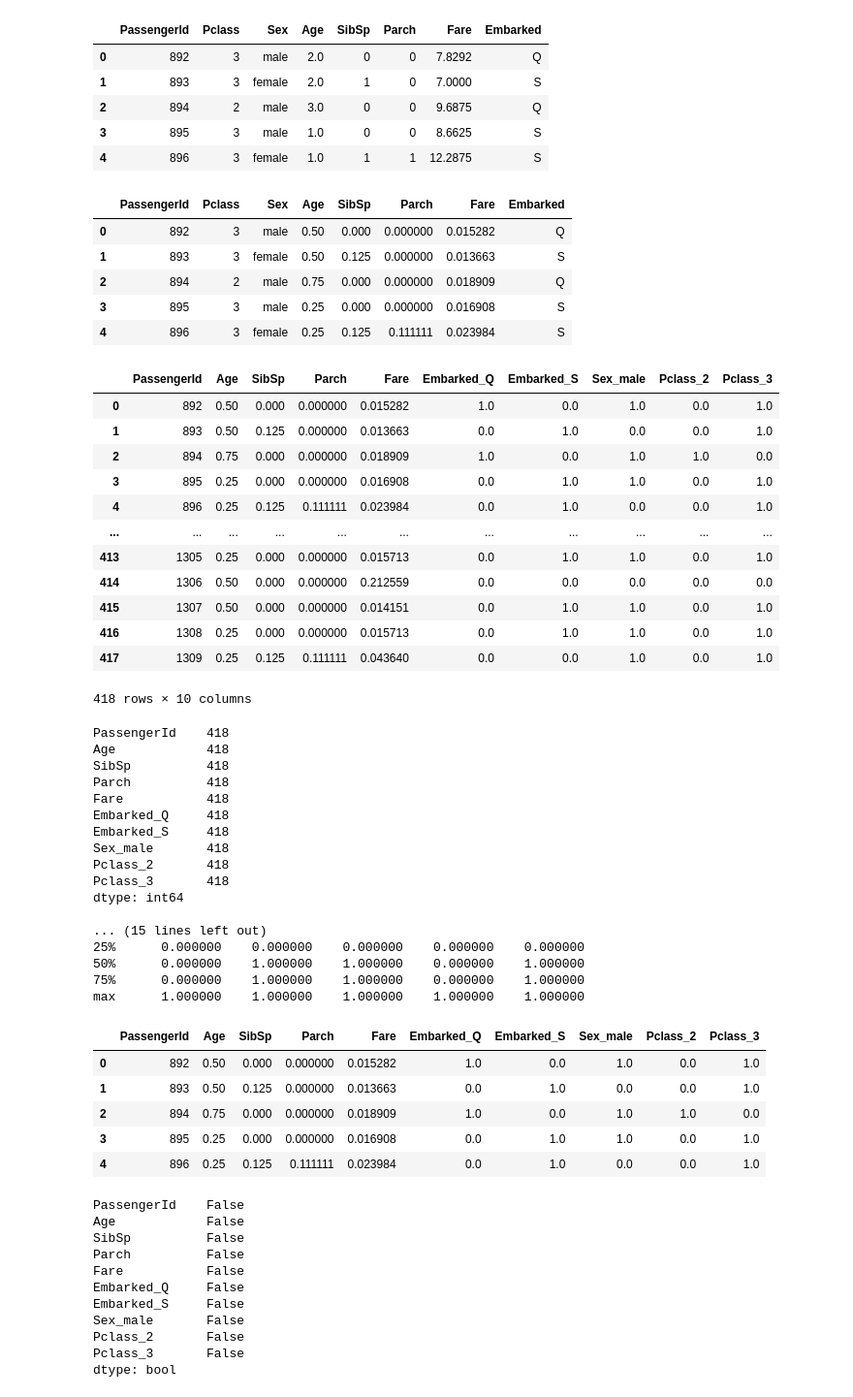
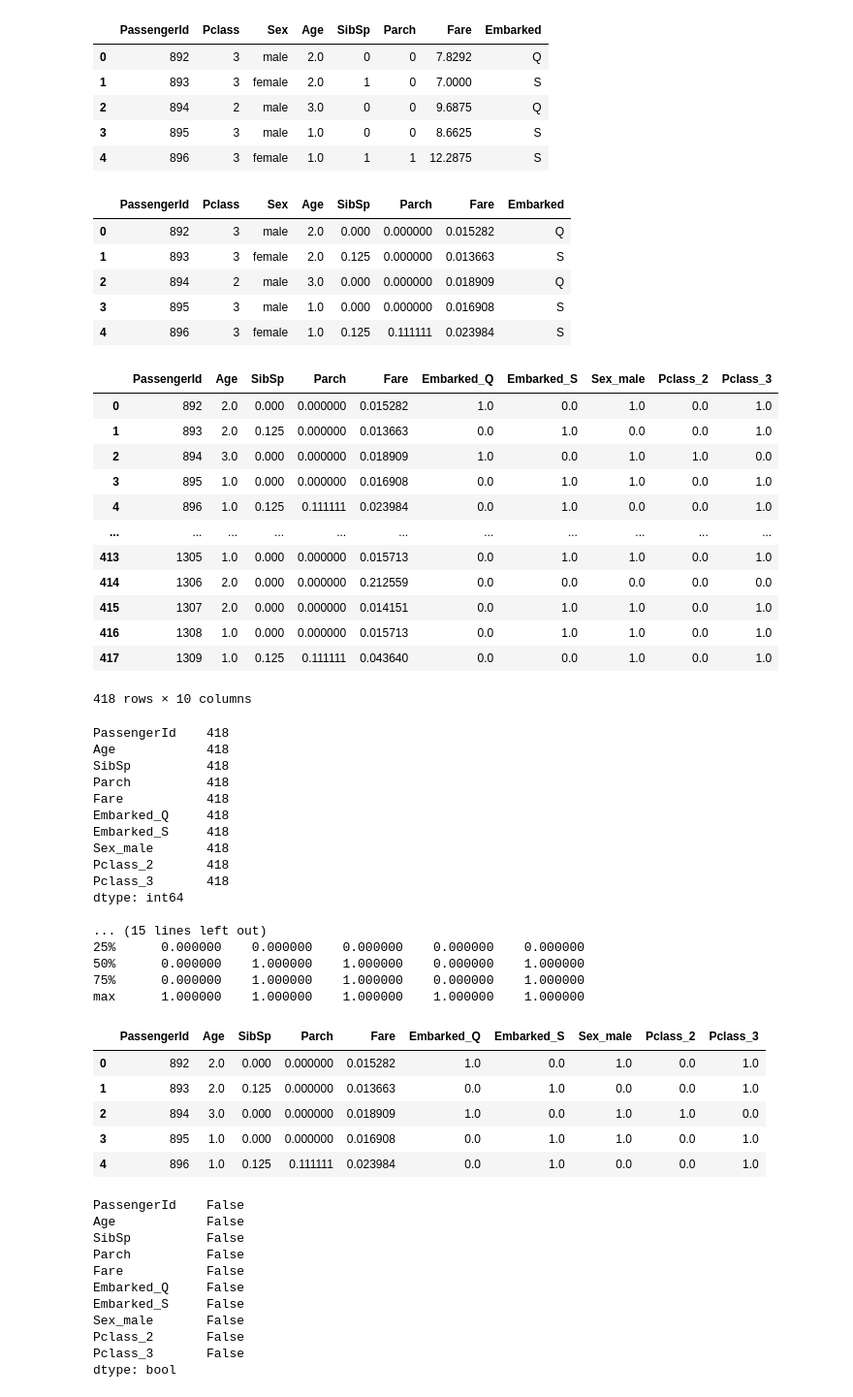
Before and after one commit to DorFerenc/Kaggle-ML-course, a Jupyter notebook: titanic-log.ipynb, the cells around one changed output. Shown at 97% size. Drawn from its saved outputs; the diff is of its cells as text; code cells hidden in the pictures.

```diff
--- a/titanic-log.ipynb
+++ b/titanic-log.ipynb
@@ -567,8 +567,8 @@ altered_preparation_titanic_df = altered_titanic_df.copy()
 # %%
 # use min-max Normalization
 # Define the features to normalize
-features_to_normalize = ['Age', 'Fare', 'SibSp', 'Parch']
-# features_to_normalize = ['Fare', 'SibSp', 'Parch']
+# features_to_normalize = ['Age', 'Fare', 'SibSp', 'Parch']
+features_to_normalize = ['Fare', 'SibSp', 'Parch']
 
 
 for feature in features_to_normalize:
@@ -786,18 +786,20 @@ altered_titanic_test_df.head()
 # %%
 # use min-max Normalization
 # Define the features to normalize
-features_to_normalize = ['Age', 'Fare', 'SibSp', 'Parch']
+# features_to_normalize = ['Age', 'Fare', 'SibSp', 'Parch']
+features_to_normalize = ['Fare', 'SibSp', 'Parch']
+
 
 for feature in features_to_normalize:
     altered_titanic_test_df[feature] = MinMaxScaler().fit_transform(altered_titanic_test_df[[feature]])
 altered_titanic_test_df.head()
 # %% [output]
 |  | PassengerId | Pclass | Sex | Age | SibSp | Parch | Fare | Embarked |
-| 0 | 892 | 3 | male | 0.50 | 0.000 | 0.000000 | 0.015282 | Q |
-| 1 | 893 | 3 | female | 0.50 | 0.125 | 0.000000 | 0.013663 | S |
-| 2 | 894 | 2 | male | 0.75 | 0.000 | 0.000000 | 0.018909 | Q |
-| 3 | 895 | 3 | male | 0.25 | 0.000 | 0.000000 | 0.016908 | S |
-| 4 | 896 | 3 | female | 0.25 | 0.125 | 0.111111 | 0.023984 | S |
+| 0 | 892 | 3 | male | 2.0 | 0.000 | 0.000000 | 0.015282 | Q |
+| 1 | 893 | 3 | female | 2.0 | 0.125 | 0.000000 | 0.013663 | S |
+| 2 | 894 | 2 | male | 3.0 | 0.000 | 0.000000 | 0.018909 | Q |
+| 3 | 895 | 3 | male | 1.0 | 0.000 | 0.000000 | 0.016908 | S |
+| 4 | 896 | 3 | female | 1.0 | 0.125 | 0.111111 | 0.023984 | S |
 # %%
 df_cat = altered_titanic_test_df[['Embarked']]
 enc = OneHotEncoder(drop='first', sparse=False)
@@ -817,17 +819,17 @@ altered_titanic_test_df = altered_titanic_test_df.drop(['Pclass'], axis=1).join(
 altered_titanic_test_df
 # %% [output]
 |  | PassengerId | Age | SibSp | Parch | Fare | Embarked_Q | Embarked_S | Sex_male | Pclass_2 | Pclass_3 |
-| 0 | 892 | 0.50 | 0.000 | 0.000000 | 0.015282 | 1.0 | 0.0 | 1.0 | 0.0 | 1.0 |
-| 1 | 893 | 0.50 | 0.125 | 0.000000 | 0.013663 | 0.0 | 1.0 | 0.0 | 0.0 | 1.0 |
-| 2 | 894 | 0.75 | 0.000 | 0.000000 | 0.018909 | 1.0 | 0.0 | 1.0 | 1.0 | 0.0 |
-| 3 | 895 | 0.25 | 0.000 | 0.000000 | 0.016908 | 0.0 | 1.0 | 1.0 | 0.0 | 1.0 |
-| 4 | 896 | 0.25 | 0.125 | 0.111111 | 0.023984 | 0.0 | 1.0 | 0.0 | 0.0 | 1.0 |
+| 0 | 892 | 2.0 | 0.000 | 0.000000 | 0.015282 | 1.0 | 0.0 | 1.0 | 0.0 | 1.0 |
+| 1 | 893 | 2.0 | 0.125 | 0.000000 | 0.013663 | 0.0 | 1.0 | 0.0 | 0.0 | 1.0 |
+| 2 | 894 | 3.0 | 0.000 | 0.000000 | 0.018909 | 1.0 | 0.0 | 1.0 | 1.0 | 0.0 |
+| 3 | 895 | 1.0 | 0.000 | 0.000000 | 0.016908 | 0.0 | 1.0 | 1.0 | 0.0 | 1.0 |
+| 4 | 896 | 1.0 | 0.125 | 0.111111 | 0.023984 | 0.0 | 1.0 | 0.0 | 0.0 | 1.0 |
 | ... | ... | ... | ... | ... | ... | ... | ... | ... | ... | ... |
-| 413 | 1305 | 0.25 | 0.000 | 0.000000 | 0.015713 | 0.0 | 1.0 | 1.0 | 0.0 | 1.0 |
-| 414 | 1306 | 0.50 | 0.000 | 0.000000 | 0.212559 | 0.0 | 0.0 | 0.0 | 0.0 | 0.0 |
-| 415 | 1307 | 0.50 | 0.000 | 0.000000 | 0.014151 | 0.0 | 1.0 | 1.0 | 0.0 | 1.0 |
-| 416 | 1308 | 0.25 | 0.000 | 0.000000 | 0.015713 | 0.0 | 1.0 | 1.0 | 0.0 | 1.0 |
-| 417 | 1309 | 0.25 | 0.125 | 0.111111 | 0.043640 | 0.0 | 0.0 | 1.0 | 0.0 | 1.0 |
+| 413 | 1305 | 1.0 | 0.000 | 0.000000 | 0.015713 | 0.0 | 1.0 | 1.0 | 0.0 | 1.0 |
+| 414 | 1306 | 2.0 | 0.000 | 0.000000 | 0.212559 | 0.0 | 0.0 | 0.0 | 0.0 | 0.0 |
+| 415 | 1307 | 2.0 | 0.000 | 0.000000 | 0.014151 | 0.0 | 1.0 | 1.0 | 0.0 | 1.0 |
+| 416 | 1308 | 1.0 | 0.000 | 0.000000 | 0.015713 | 0.0 | 1.0 | 1.0 | 0.0 | 1.0 |
+| 417 | 1309 | 1.0 | 0.125 | 0.111111 | 0.043640 | 0.0 | 0.0 | 1.0 | 0.0 | 1.0 |
 418 rows × 10 columns
 # %%
 print(altered_titanic_test_df.count(), end='\n\n')
@@ -852,11 +854,11 @@ dtype: int64
 75%      0.000000    1.000000    1.000000    0.000000    1.000000
 max      1.000000    1.000000    1.000000    1.000000    1.000000
 |  | PassengerId | Age | SibSp | Parch | Fare | Embarked_Q | Embarked_S | Sex_male | Pclass_2 | Pclass_3 |
-| 0 | 892 | 0.50 | 0.000 | 0.000000 | 0.015282 | 1.0 | 0.0 | 1.0 | 0.0 | 1.0 |
-| 1 | 893 | 0.50 | 0.125 | 0.000000 | 0.013663 | 0.0 | 1.0 | 0.0 | 0.0 | 1.0 |
-| 2 | 894 | 0.75 | 0.000 | 0.000000 | 0.018909 | 1.0 | 0.0 | 1.0 | 1.0 | 0.0 |
-| 3 | 895 | 0.25 | 0.000 | 0.000000 | 0.016908 | 0.0 | 1.0 | 1.0 | 0.0 | 1.0 |
-| 4 | 896 | 0.25 | 0.125 | 0.111111 | 0.023984 | 0.0 | 1.0 | 0.0 | 0.0 | 1.0 |
+| 0 | 892 | 2.0 | 0.000 | 0.000000 | 0.015282 | 1.0 | 0.0 | 1.0 | 0.0 | 1.0 |
+| 1 | 893 | 2.0 | 0.125 | 0.000000 | 0.013663 | 0.0 | 1.0 | 0.0 | 0.0 | 1.0 |
+| 2 | 894 | 3.0 | 0.000 | 0.000000 | 0.018909 | 1.0 | 0.0 | 1.0 | 1.0 | 0.0 |
+| 3 | 895 | 1.0 | 0.000 | 0.000000 | 0.016908 | 0.0 | 1.0 | 1.0 | 0.0 | 1.0 |
+| 4 | 896 | 1.0 | 0.125 | 0.111111 | 0.023984 | 0.0 | 1.0 | 0.0 | 0.0 | 1.0 |
 # %%
 #if nan exists in columns
 print(altered_titanic_test_df.isna().any(), end='\n\n')
```
Also changed, not shown: parts of 9 cells of this notebook.
